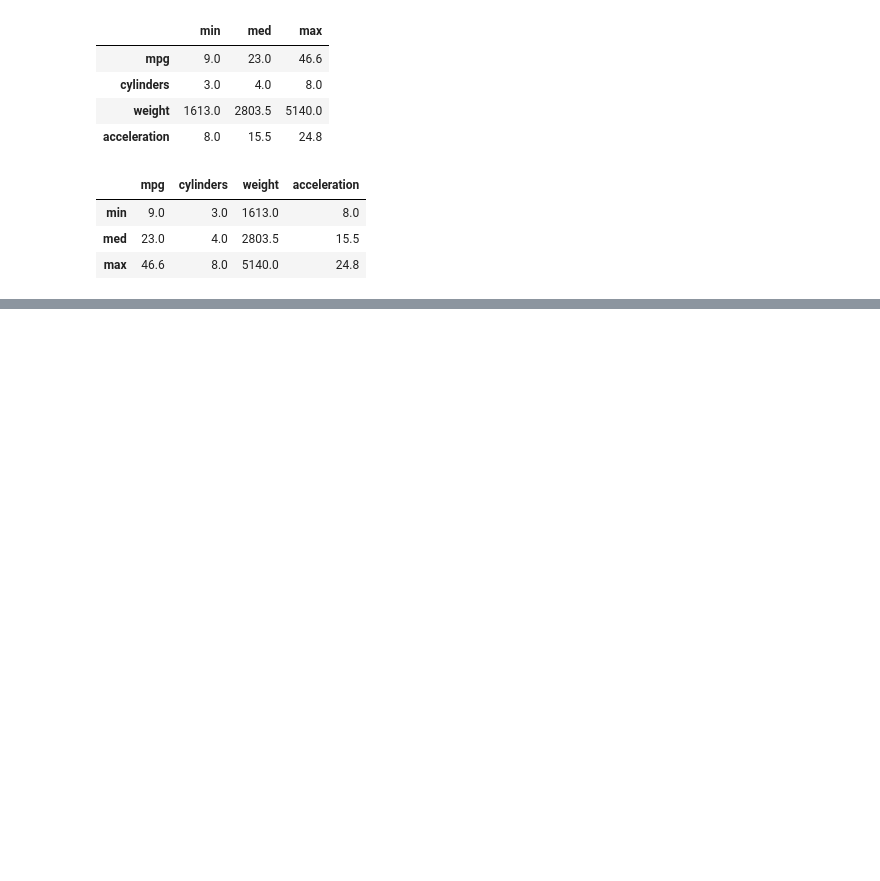
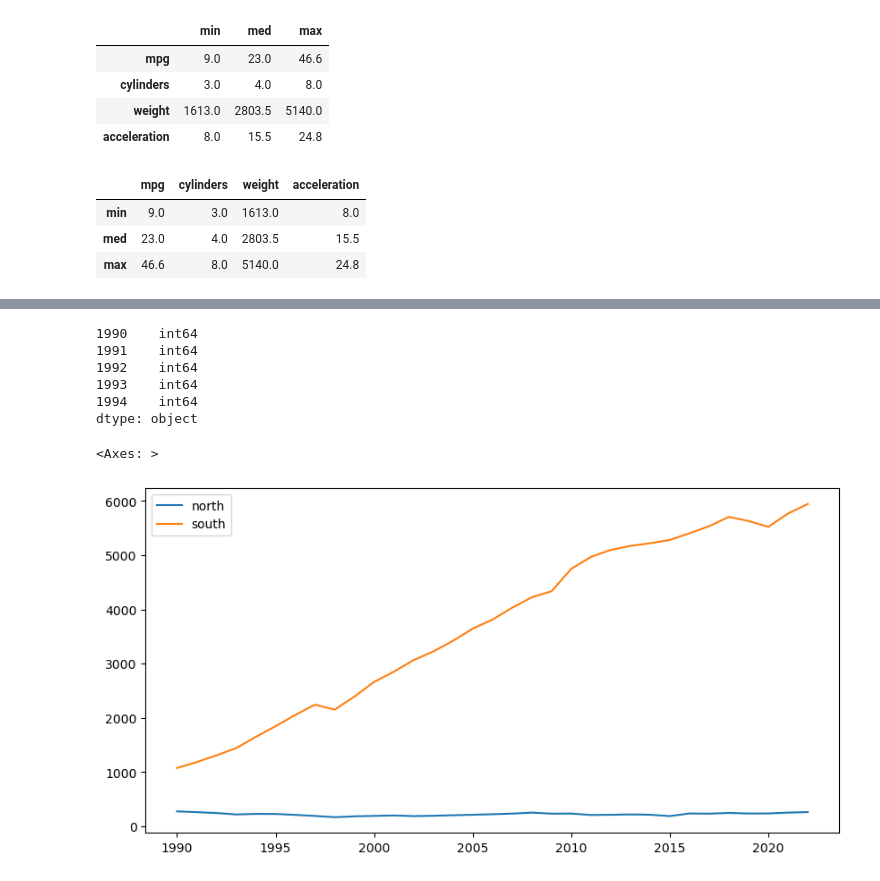
Before and after one commit to cymyung/pandas, a Jupyter notebook: s2024.03.09_데이터살펴보기.ipynb, the cells around one changed output, grey strips where cells are left out. Saved outputs shown, nothing was run; the diff lists cells and outputs as text; code cells hidden in the pictures; blank space fills up the shorter version.

```diff
--- a/s2024.03.09_데이터살펴보기.ipynb
+++ b/s2024.03.09_데이터살펴보기.ipynb
@@ -218,0 +247,4 @@ pd.DataFrame({'min':min,'med':med,'max':max}).T
+# %%
+df = pd.read_excel('excel/남북한_발전전력량.xlsx')
+df1 = df.sort_index(ascending = False)
+df1
@@ -218,0 +294,43 @@ pd.DataFrame({'min':min,'med':med,'max':max}).T
+# %%
+df['남북한별']= df['남북한별'].ffill()
+df3 = df.set_index(['남북한별','발전 전력별'])
+df3
+df3 = df3.loc[[('북한','합계'),('남한','합계')]]
+df3
+df3.index = ['north','south']
+df3.dtypes
+df3.T['north'].map(int)
+df3.columns
+df3.columns = df3.columns.map(int)
+df3.columns
+
+#for문을 안쓰면,
+#df3[`1990'] = df3[`1990'].map(int)
+#df3[`1991'] = df3[`1991'].map(int)
+#df3[`1992'] = df3[`1992'].map(int)
+# ....  이렇게 해야 하는데,
+
+# for문을 쓰면,
+for year in df3.columns:
+    df3[year] = df3[year].map(int)
+
+df3
+df3.dtypes[:5]
+# %% [output]
+1990    int64
+1991    int64
+1992    int64
+1993    int64
+1994    int64
+dtype: object
+# %%
+# 기본은 선 그래프,
+# index축 : X축
+# columns축 : 범례(legend)
+# 수량 : y축
+# 그래프 크기 : figsize = (행크기, 열크기)
+df3_T = df3.transpose()
+df3_T.plot(figsize = (10,5))
+# %% [output]
+<Axes: >
+[figure, added]
```
Also changed, not shown: parts of 22 cells of this notebook, 14 other files.
